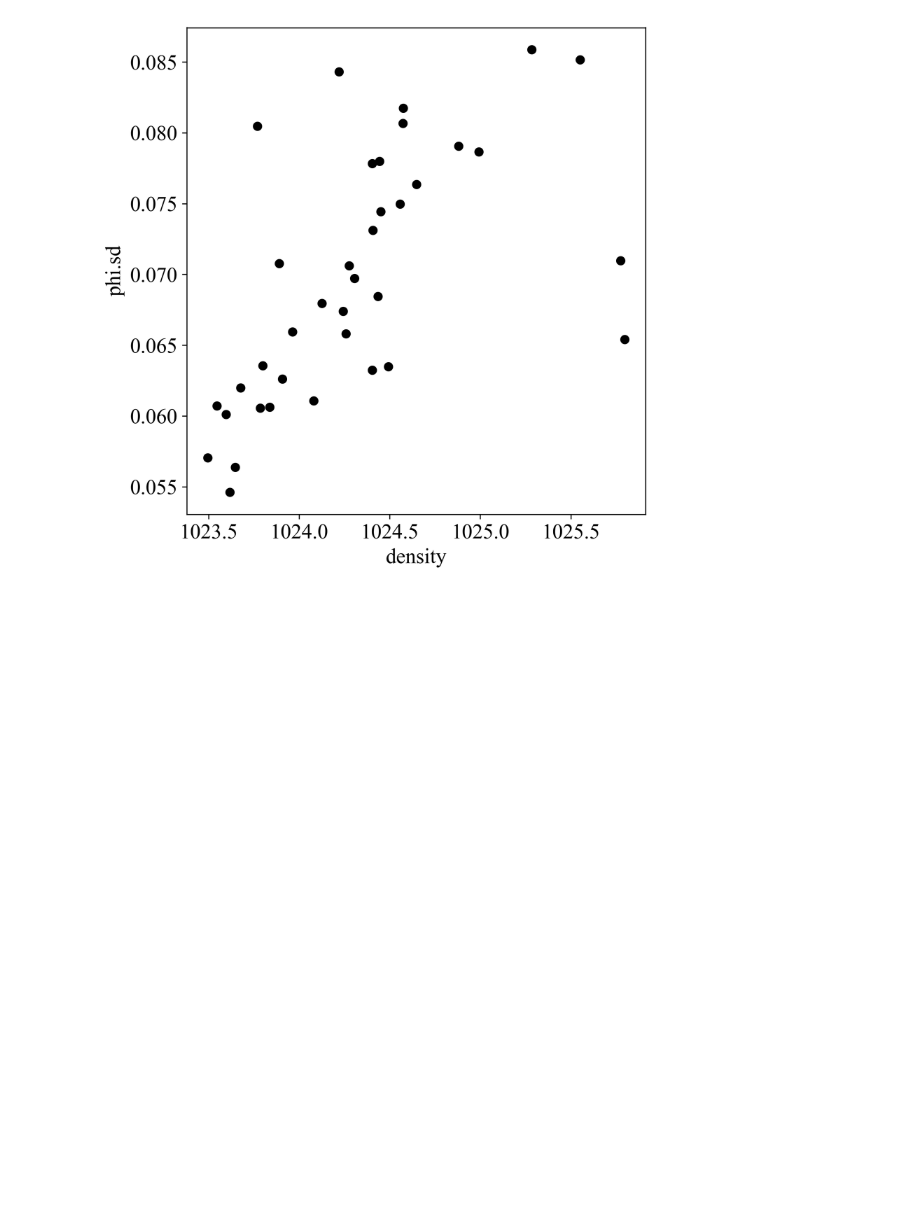
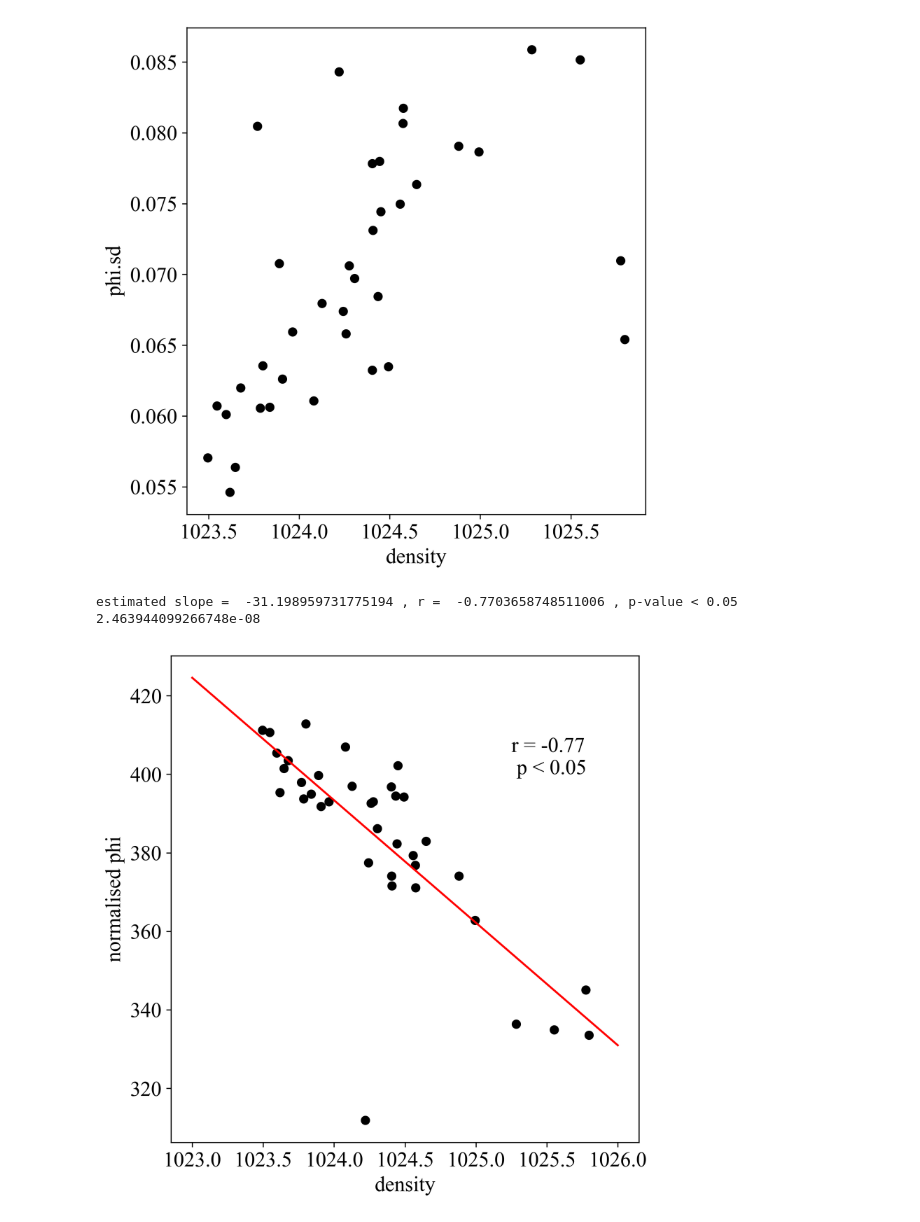
Before and after one commit to sophieclayton/MV1405, a Jupyter notebook: phi_TS.ipynb, the cells around one changed output. Drawn from its saved outputs; the diff is of its cells as text; code cells hidden in the pictures; blank space fills up the shorter version.

```diff
--- a/phi_TS.ipynb
+++ b/phi_TS.ipynb
@@ -106,2 +105,25 @@ fig3.savefig('../figures/phi.sd_rho.png', dpi = 300)
 # %% [output]
 [figure]
+# %%
+fig4 = plt.figure(2, figsize=(6,6), dpi = 300)
+
+data['phi.norm'] = ((data['ncds.mean']*1e6)/(data['genome_size.mean']))*data['phi.mean']
+
+mxtt, cxtt, rxtt, pxtt, std_errtt = st.linregress(data['rho'], data['phi.norm'])
+print 'estimated slope = ', mxtt, ', r = ', rxtt, ', p-value < 0.05 ', pxtt
+
+
+plt.plot(data['rho'],data['phi.norm'], 'ok')
+plt.text(1025.25, 400, 'r = -0.77 \n p < 0.05', fontsize = 16)
+plt.plot(np.arange(1023,1027,1), mxtt*np.arange(1023,1027,1)+cxtt, '-r')
+# plt.axes([-128, -126, 0.35, 0.55])
+# plt.xlim([-128, -122])
+# plt.ylim([0.35, 0.45])
+plt.xlabel('density', fontsize = 16)
+plt.ylabel('normalised phi', fontsize = 16)
+plt.tick_params(axis='both', which='major', labelsize=16)
+
+# fig4.savefig('../figures/phi.norm_rho_regress.png', dpi = 300)
+# %% [output]
+estimated slope =  -31.198959731775194 , r =  -0.7703658748511006 , p-value < 0.05  2.463944099266748e-08
+[figure, added]
```
Also changed, not shown: parts of 4 cells of this notebook.
